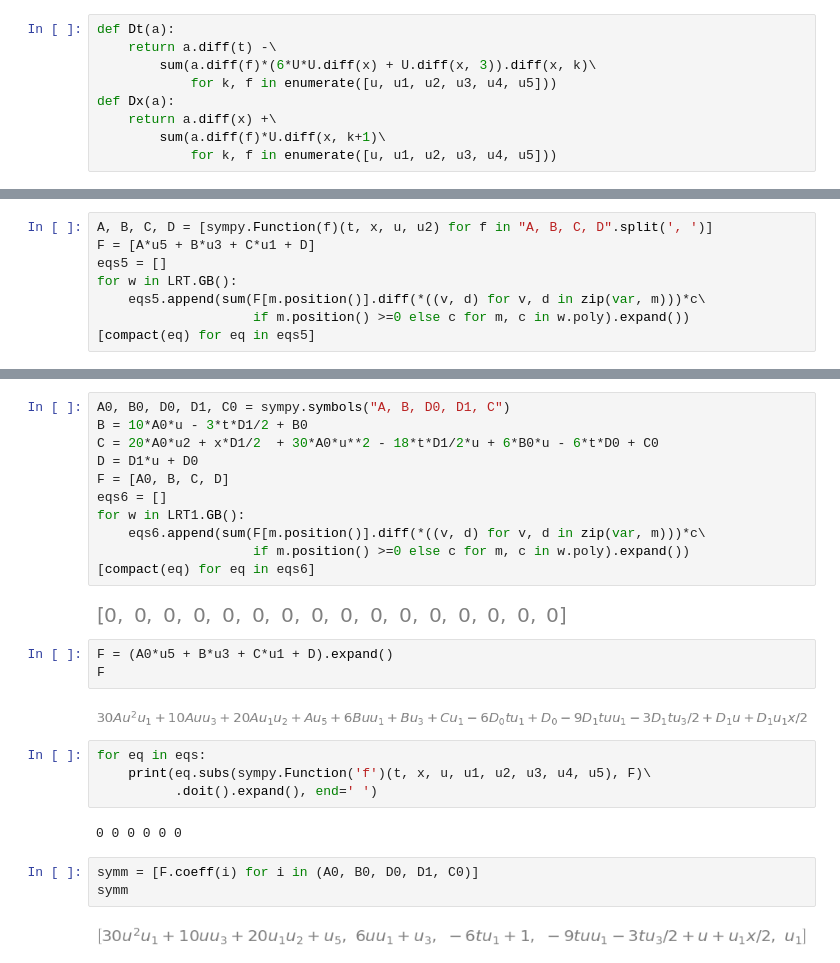
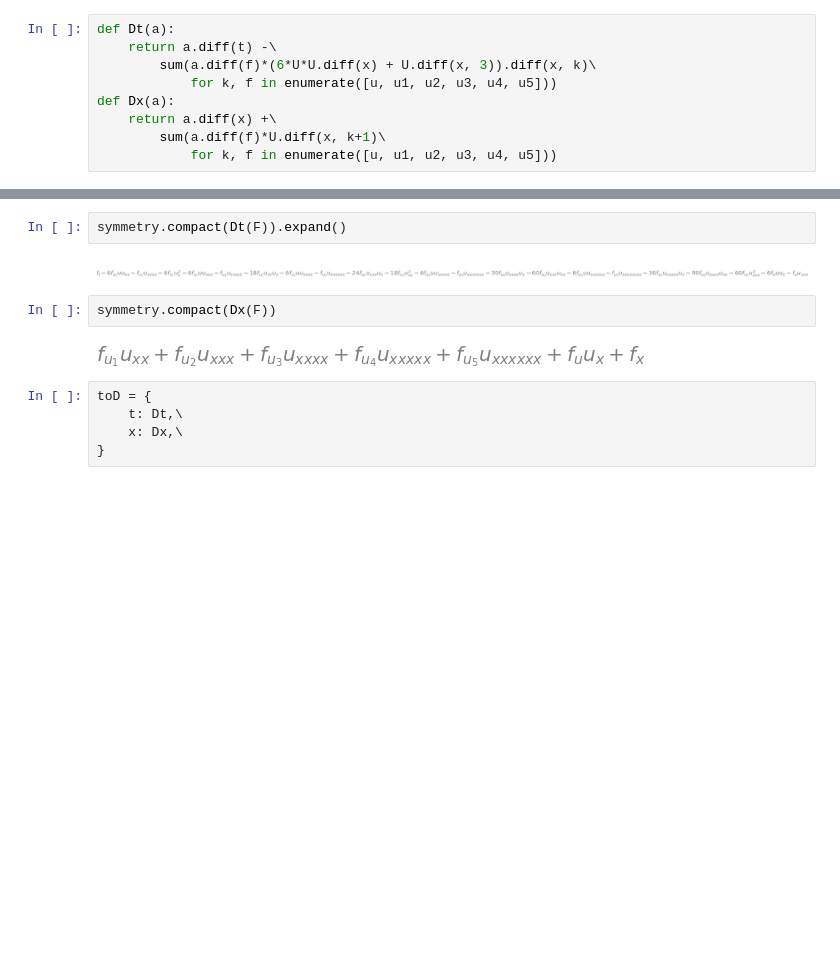
Before and after one commit to blinkovua/GInv, a Jupyter notebook: pyginv/KDV symmetry.ipynb, the cells around one changed output, grey strips where cells are left out. Cells and saved outputs as stored; diff of their text form; blank space fills up the shorter version.

```diff
--- a/pyginv/KDV symmetry.ipynb
+++ b/pyginv/KDV symmetry.ipynb
@@ -245,8 +90,0 @@ for w in LRT.GB():
-# %%
-A, B, C, D = [sympy.Function(f)(t, x, u, u2) for f in "A, B, C, D".split(', ')]
-F = [A*u5 + B*u3 + C*u1 + D]
-eqs5 = []
-for w in LRT.GB():
-    eqs5.append(sum(F[m.position()].diff(*((v, d) for v, d in zip(var, m)))*c\
-                    if m.position() >=0 else c for m, c in w.poly).expand())
-[compact(eq) for eq in eqs5]
@@ -317,29 +91,13 @@ $ {D}_{{t}} 1 $,
-# %%
-A0, B0, D0, D1, C0 = sympy.symbols("A, B, D0, D1, C")
-B = 10*A0*u - 3*t*D1/2 + B0
-C = 20*A0*u2 + x*D1/2  + 30*A0*u**2 - 18*t*D1/2*u + 6*B0*u - 6*t*D0 + C0
-D = D1*u + D0
-F = [A0, B, C, D]
-eqs6 = []
-for w in LRT1.GB():
-    eqs6.append(sum(F[m.position()].diff(*((v, d) for v, d in zip(var, m)))*c\
-                    if m.position() >=0 else c for m, c in w.poly).expand())
-[compact(eq) for eq in eqs6]
-# %% [output]
-[figure, removed]
-# %%
-F = (A0*u5 + B*u3 + C*u1 + D).expand()
-F
-# %% [output]
-[figure, removed]
-# %%
-for eq in eqs:
-    print(eq.subs(sympy.Function('f')(t, x, u, u1, u2, u3, u4, u5), F)\
-          .doit().expand(), end=' ')
-# %% [output]
-0 0 0 0 0 0
-# %%
-symm = [F.coeff(i) for i in (A0, B0, D0, D1, C0)]
-symm
-# %% [output]
-[figure, removed]
+# %%
+symmetry.compact(Dt(F)).expand()
+# %% [output]
+[figure, added]
+# %%
+symmetry.compact(Dx(F))
+# %% [output]
+[figure, added]
+# %%
+toD = {
+    t: Dt,\
+    x: Dx,\
+}
```
Also changed, not shown: parts of 47 cells of this notebook, 11 other files.
